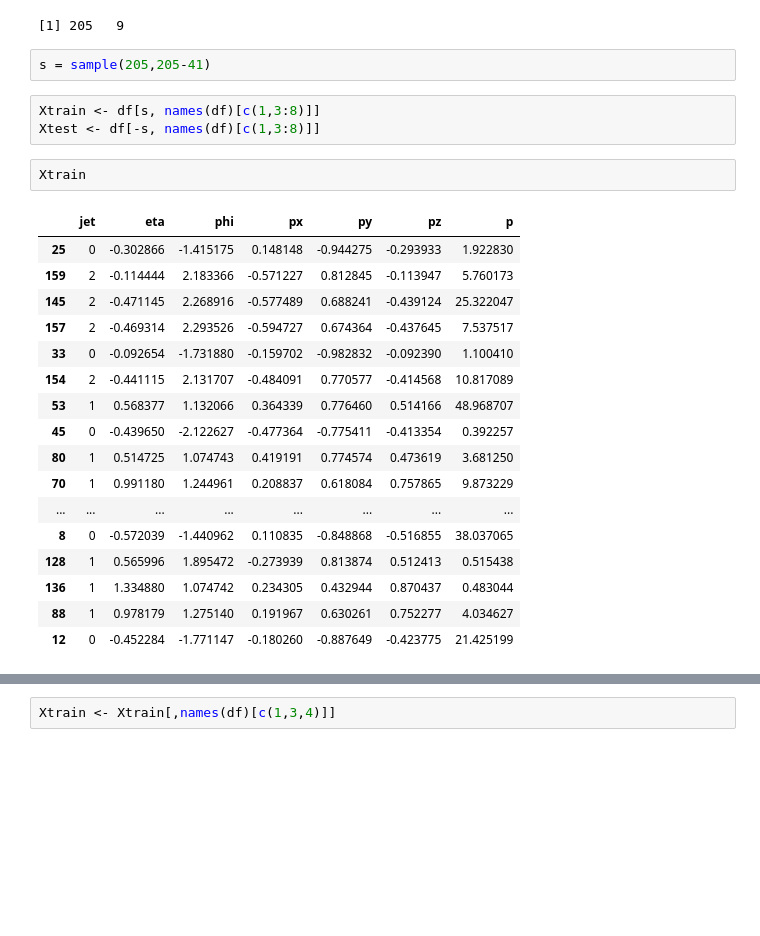
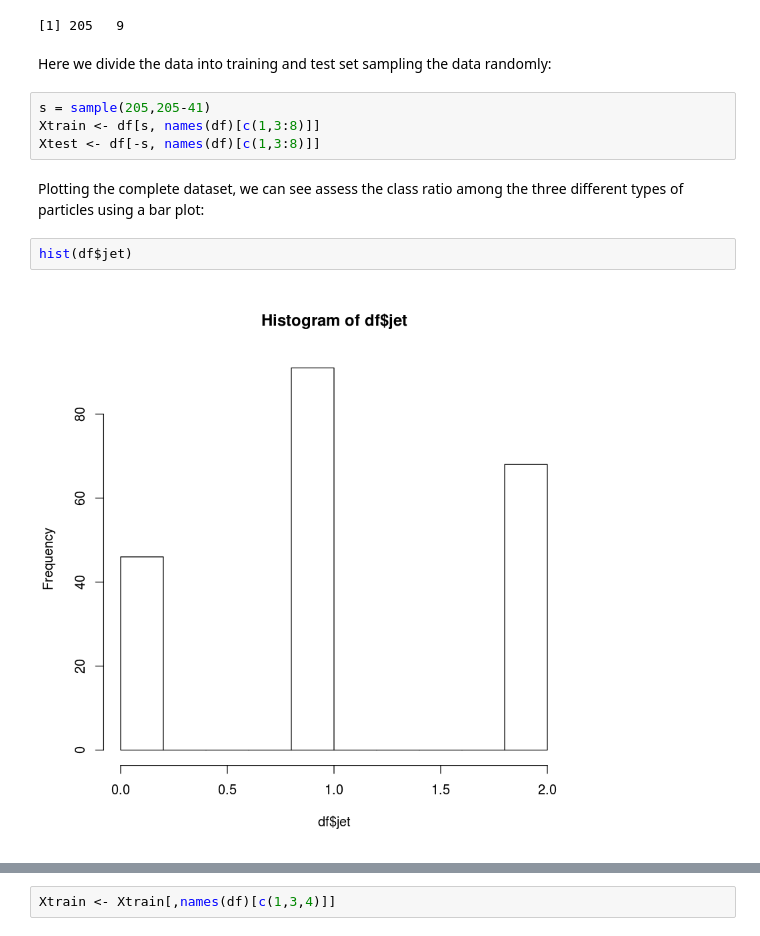
Before and after one commit to CaioMar/MachineLearningCODATA, a Jupyter notebook: Challenge.ipynb, the cells around one changed output, grey strips where cells are left out. Saved outputs shown, nothing was run; the diff lists cells and outputs as text; blank space fills up the shorter version.

```diff
--- a/Challenge.ipynb
+++ b/Challenge.ipynb
@@ -79,28 +61,15 @@ library(e1071)
 dim(df)
 # %% [output]
 [1] 205   9
-# %%
-s = sample(205,205-41)
+# %% [markdown]
+Here we divide the data into training and test set sampling the data randomly:
 # %%
+s = sample(205,205-41)
 Xtrain <- df[s, names(df)[c(1,3:8)]]
 Xtest <- df[-s, names(df)[c(1,3:8)]]
-# %%
-Xtrain
-# %% [output]
-|  | jet | eta | phi | px | py | pz | p |
-| 25 | 0 | -0.302866 | -1.415175 | 0.148148 | -0.944275 | -0.293933 | 1.922830 |
-| 159 | 2 | -0.114444 | 2.183366 | -0.571227 | 0.812845 | -0.113947 | 5.760173 |
-| 145 | 2 | -0.471145 | 2.268916 | -0.577489 | 0.688241 | -0.439124 | 25.322047 |
-| 157 | 2 | -0.469314 | 2.293526 | -0.594727 | 0.674364 | -0.437645 | 7.537517 |
-| 33 | 0 | -0.092654 | -1.731880 | -0.159702 | -0.982832 | -0.092390 | 1.100410 |
-| 154 | 2 | -0.441115 | 2.131707 | -0.484091 | 0.770577 | -0.414568 | 10.817089 |
-| 53 | 1 | 0.568377 | 1.132066 | 0.364339 | 0.776460 | 0.514166 | 48.968707 |
-| 45 | 0 | -0.439650 | -2.122627 | -0.477364 | -0.775411 | -0.413354 | 0.392257 |
-| 80 | 1 | 0.514725 | 1.074743 | 0.419191 | 0.774574 | 0.473619 | 3.681250 |
-| 70 | 1 | 0.991180 | 1.244961 | 0.208837 | 0.618084 | 0.757865 | 9.873229 |
-| ... | ... | ... | ... | ... | ... | ... | ... |
-| 8 | 0 | -0.572039 | -1.440962 | 0.110835 | -0.848868 | -0.516855 | 38.037065 |
-| 128 | 1 | 0.565996 | 1.895472 | -0.273939 | 0.813874 | 0.512413 | 0.515438 |
-| 136 | 1 | 1.334880 | 1.074742 | 0.234305 | 0.432944 | 0.870437 | 0.483044 |
-| 88 | 1 | 0.978179 | 1.275140 | 0.191967 | 0.630261 | 0.752277 | 4.034627 |
-| 12 | 0 | -0.452284 | -1.771147 | -0.180260 | -0.887649 | -0.423775 | 21.425199 |
+# %% [markdown]
+Plotting the complete dataset, we can see assess the class ratio among the three different types of particles using a bar plot:
+# %%
+hist(df$jet)
+# %% [output]
+[figure, added]
```
Also changed, not shown: parts of 20 cells of this notebook, 1 other file.
